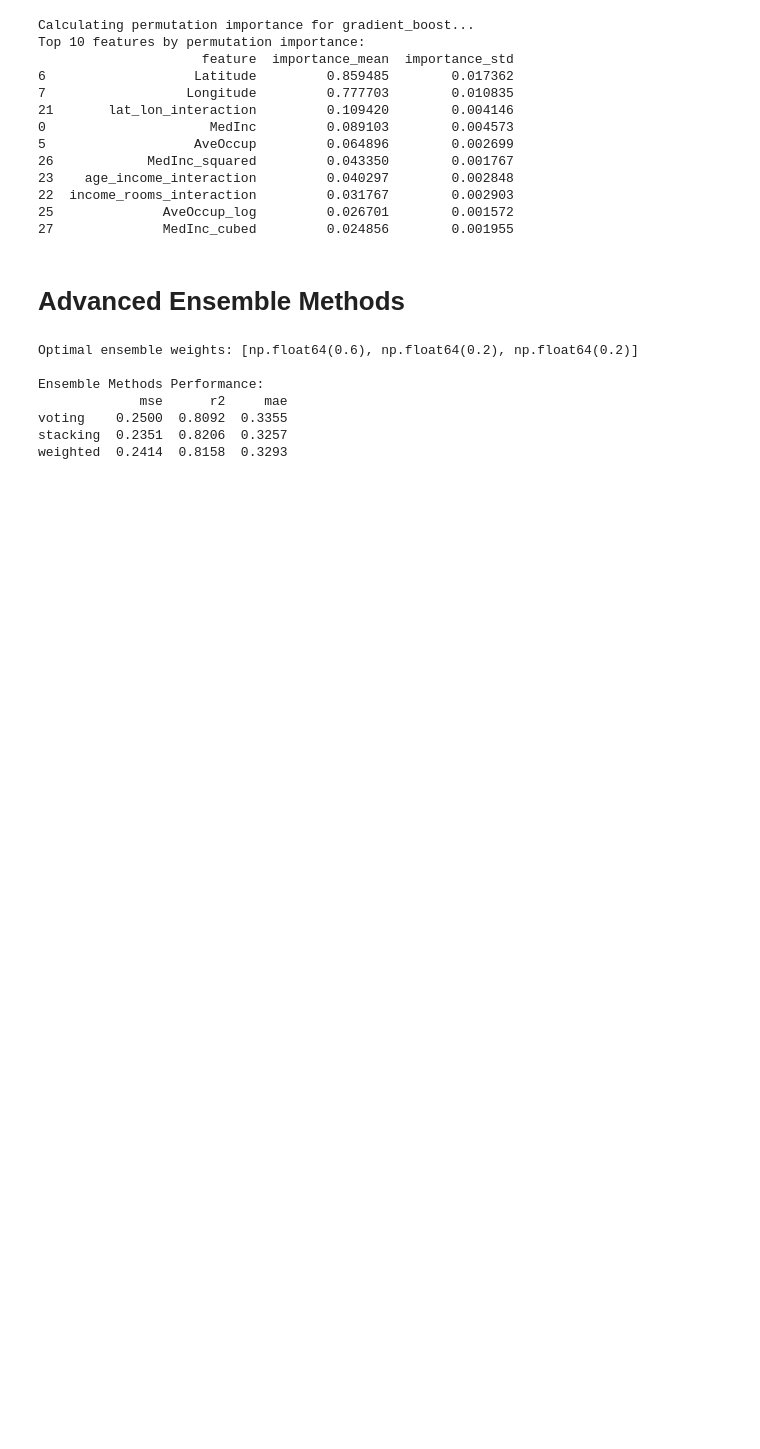
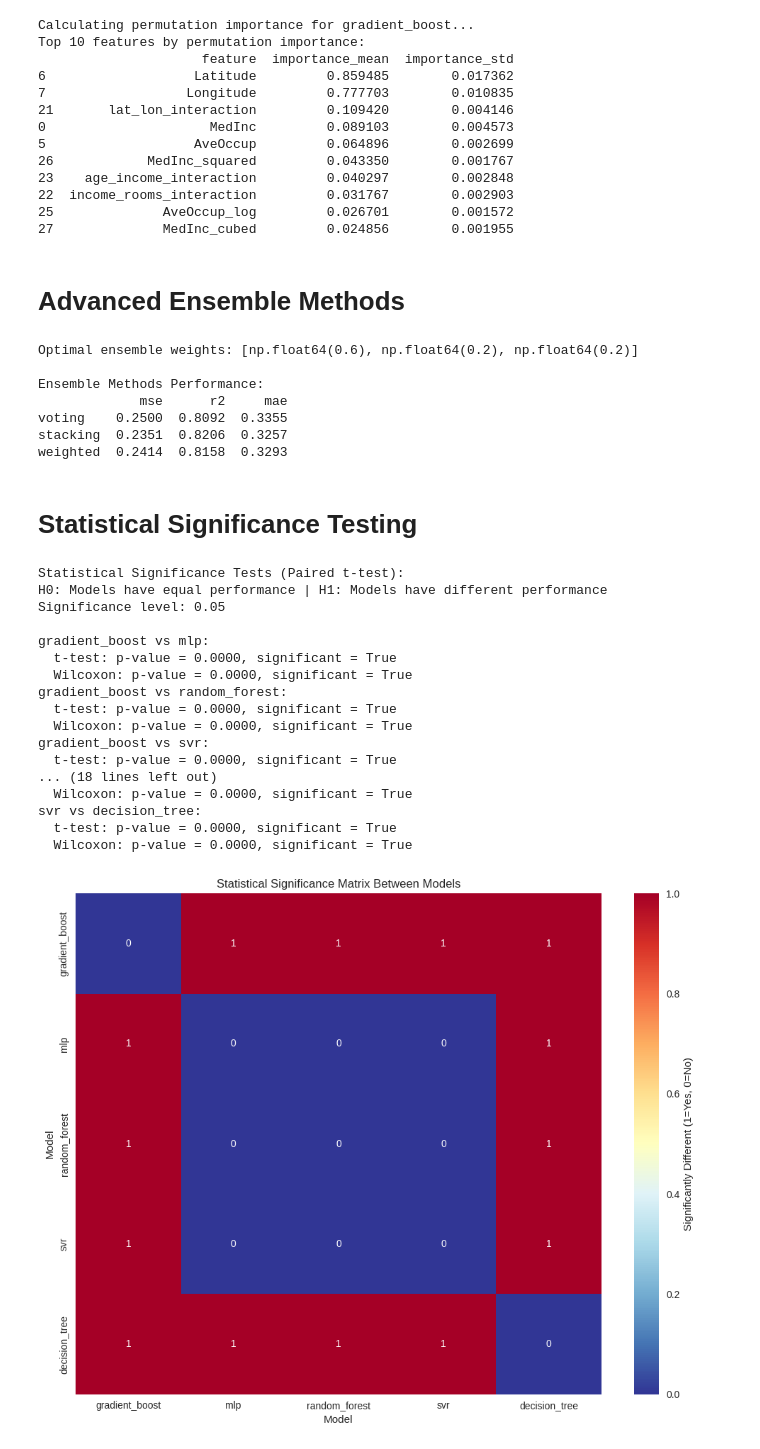
Before and after one commit to Nimo-07/Housing-Price-Prediction-System, a Jupyter notebook: code.ipynb, the cells around one changed output. Cells and saved outputs as stored; diff of their text form; code cells hidden in the pictures; blank space fills up the shorter version.

Commit message:
Statistical Significance Testing

```diff
--- a/code.ipynb
+++ b/code.ipynb
@@ -576,3 +576,78 @@ Ensemble Methods Performance:
 voting    0.2500  0.8092  0.3355
 stacking  0.2351  0.8206  0.3257
 weighted  0.2414  0.8158  0.3293
+# %% [markdown]
+# Statistical Significance Testing
+# %%
+from scipy.stats import ttest_rel, wilcoxon
+
+top_5_models = eval_df_sorted.head(5).index.tolist()
+model_predictions = {}
+
+for model_name in top_5_models:
+    model_predictions[model_name] = predictions[model_name]['test']
+
+significance_results = {}
+alpha = 0.05
+
+print("Statistical Significance Tests (Paired t-test):")
+print("H0: Models have equal performance | H1: Models have different performance")
+print(f"Significance level: {alpha}\n")
+
+for i, model1 in enumerate(top_5_models):
+    for j, model2 in enumerate(top_5_models[i+1:], i+1):
+        errors1 = np.abs(y_test - model_predictions[model1])
+        errors2 = np.abs(y_test - model_predictions[model2])
+
+        t_stat, p_value = ttest_rel(errors1, errors2)
+
+        w_stat, w_p_value = wilcoxon(errors1, errors2, alternative='two-sided')
+
+        significance_results[f"{model1}_vs_{model2}"] = {
+            't_statistic': t_stat,
+            't_p_value': p_value,
+            't_significant': p_value < alpha,
+            'wilcoxon_statistic': w_stat,
+            'wilcoxon_p_value': w_p_value,
+            'wilcoxon_significant': w_p_value < alpha
+        }
+
+        print(f"{model1} vs {model2}:")
+        print(f"  t-test: p-value = {p_value:.4f}, significant = {p_value < alpha}")
+        print(f"  Wilcoxon: p-value = {w_p_value:.4f}, significant = {w_p_value < alpha}")
+
+comparison_matrix = np.zeros((len(top_5_models), len(top_5_models)))
+for i, model1 in enumerate(top_5_models):
+    for j, model2 in enumerate(top_5_models):
+        if i != j:
+            key = f"{model1}_vs_{model2}" if i < j else f"{model2}_vs_{model1}"
+            if key in significance_results:
+                comparison_matrix[i, j] = 1 if significance_results[key]['t_significant'] else 0
+
+plt.figure(figsize=(10, 8))
+sns.heatmap(comparison_matrix, annot=True, xticklabels=top_5_models, yticklabels=top_5_models,
+            cmap='RdYlBu_r', cbar_kws={'label': 'Significantly Different (1=Yes, 0=No)'})
+plt.title('Statistical Significance Matrix Between Models')
+plt.xlabel('Model')
+plt.ylabel('Model')
+plt.tight_layout()
+plt.show()
+# %% [output]
+Statistical Significance Tests (Paired t-test):
+H0: Models have equal performance | H1: Models have different performance
+Significance level: 0.05
+
+gradient_boost vs mlp:
+  t-test: p-value = 0.0000, significant = True
+  Wilcoxon: p-value = 0.0000, significant = True
+gradient_boost vs random_forest:
+  t-test: p-value = 0.0000, significant = True
+  Wilcoxon: p-value = 0.0000, significant = True
+gradient_boost vs svr:
+  t-test: p-value = 0.0000, significant = True
+... (18 lines left out)
+  Wilcoxon: p-value = 0.0000, significant = True
+svr vs decision_tree:
+  t-test: p-value = 0.0000, significant = True
+  Wilcoxon: p-value = 0.0000, significant = True
+[figure, added]
```
